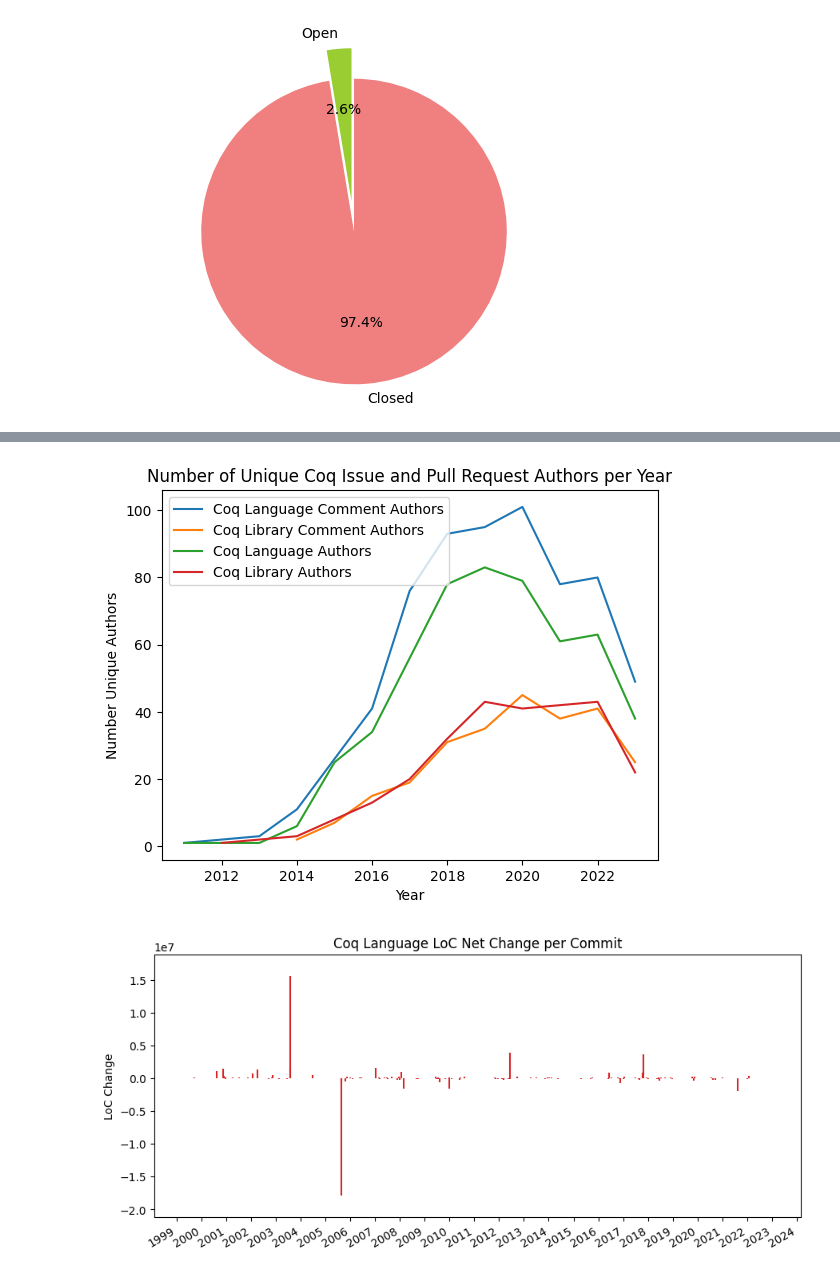
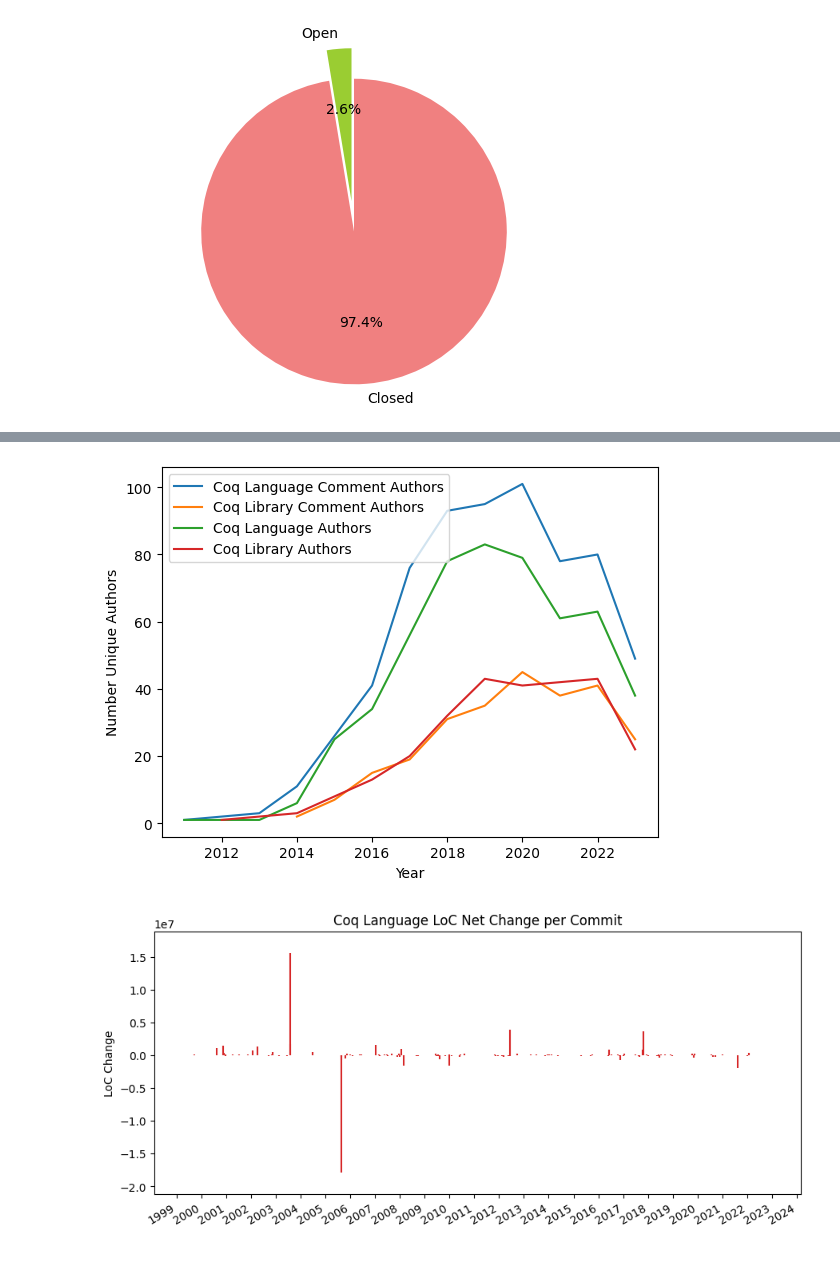
Before and after one commit to minsungc/aseproject2023, a Jupyter notebook: coq_figures.ipynb, the cells around one changed output, grey strips where cells are left out. Cells and saved outputs as stored; diff of their text form; code cells hidden in the pictures.

```diff
--- a/coq_figures.ipynb
+++ b/coq_figures.ipynb
@@ -580,15 +577,14 @@ cua_lean_lib = commit_authors_lib.groupby('year')['author'].nunique()
 # %%
 ispr_comments_lang.plot(kind='line', label='Coq Language Comment Authors')
 ispr_comments_lib.plot(kind='line', label='Coq Library Comment Authors')
 ispr_lang.plot(kind='line', label='Coq Language Authors')
 ispr_lib.plot(kind='line', label='Coq Library Authors')
 plt.xlabel('Year')
 plt.ylabel('Number Unique Authors')
-plt.title('Number of Unique Coq Issue and Pull Request Authors per Year')
 plt.legend()
 plt.show()
 # %% [output]
-[figure, old version]
+[figure, new version]
 # %%
 # Find the change in the total size of Coq and Coq Libraries
 
```
Also changed, not shown: parts of 3 cells of this notebook, 6 other files.
